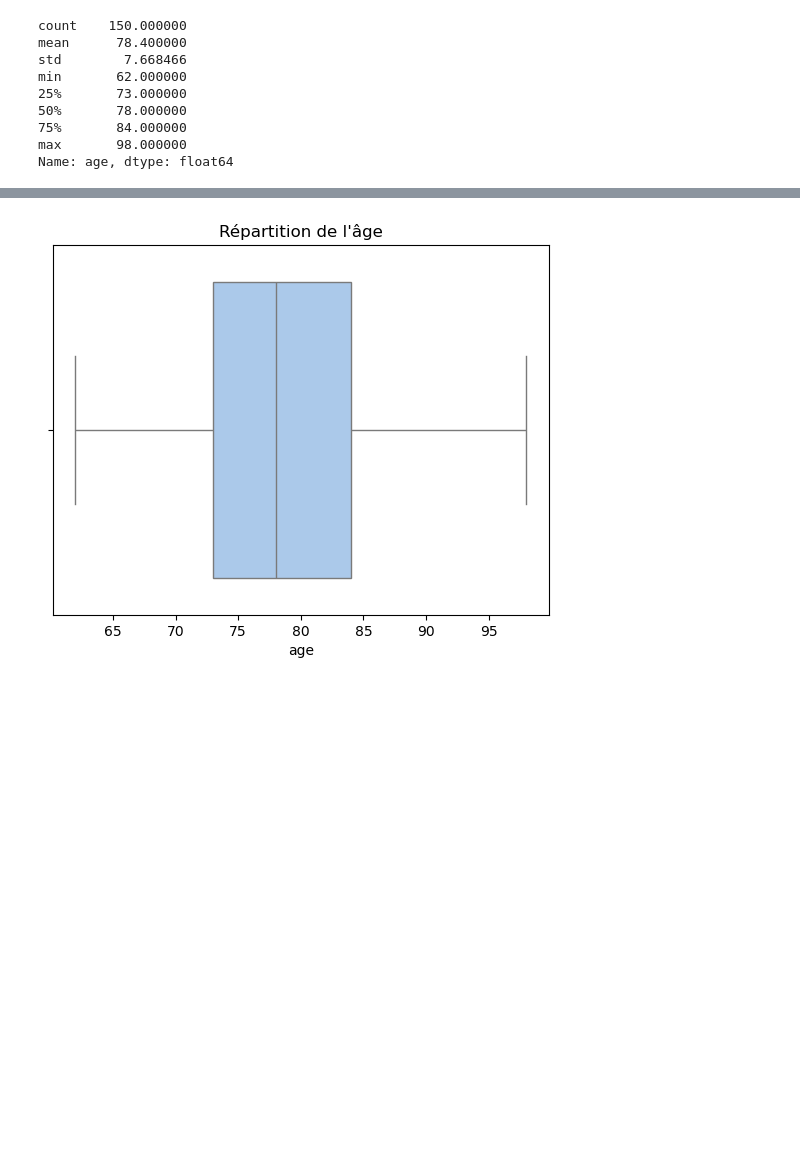
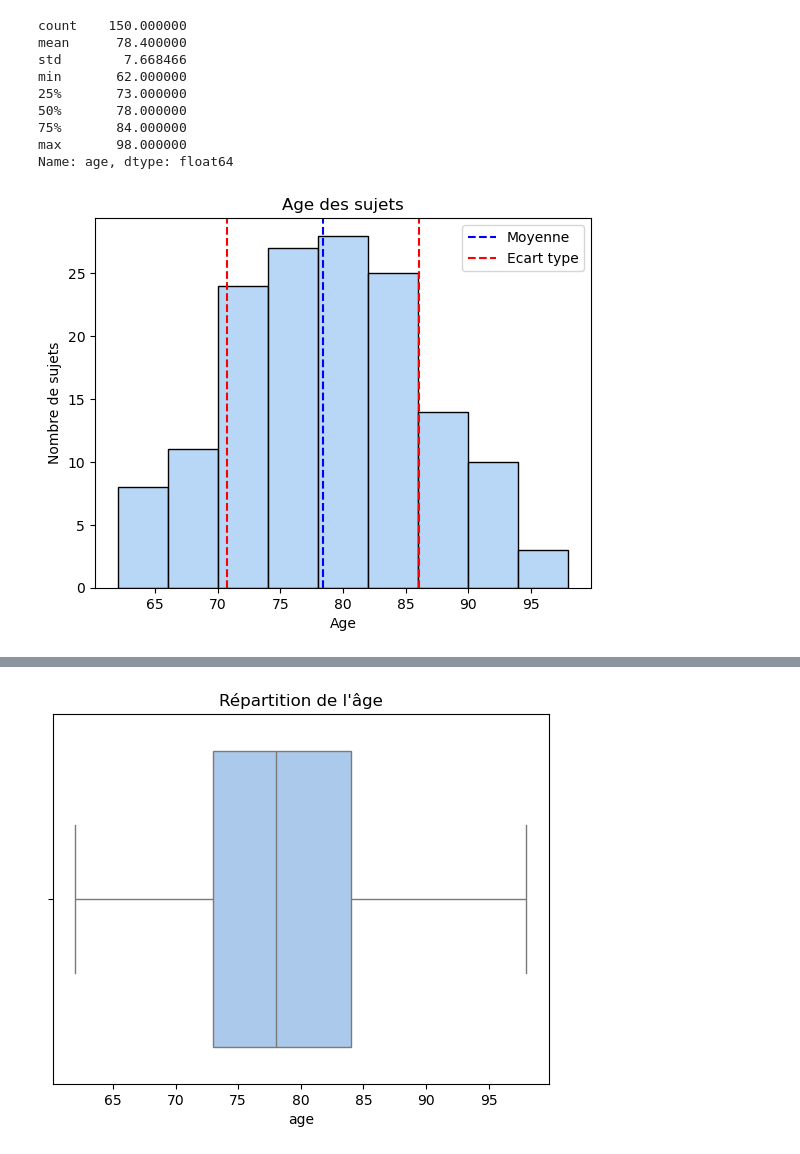
Before and after one commit to Kartmaan/alzheimer, a Jupyter notebook: alz_long.ipynb, the cells around one changed output, grey strips where cells are left out. Drawn from its saved outputs; the diff is of its cells as text; code cells hidden in the pictures; blank space fills up the shorter version.

```diff
--- a/alz_long.ipynb
+++ b/alz_long.ipynb
@@ -228,3 +228,20 @@ min       62.000000
 75%       84.000000
 max       98.000000
 Name: age, dtype: float64
+# %%
+age_std = data_u['age'].std()
+age_mean = data_u['age'].mean()
+# %%
+sns.histplot(data=data_u, x='age')
+
+plt.axvline(age_mean, color='blue', linestyle='--', label='Moyenne')
+plt.axvline(age_mean - age_std, color='red', linestyle='--', label='Ecart type')
+plt.axvline(age_mean + age_std, color='red', linestyle='--')
+
+plt.xlabel('Age')
+plt.ylabel('Nombre de sujets')
+plt.title('Age des sujets')
+plt.legend()
+plt.show()
+# %% [output]
+[figure, added]
```
Also changed, not shown: parts of 19 cells of this notebook.
